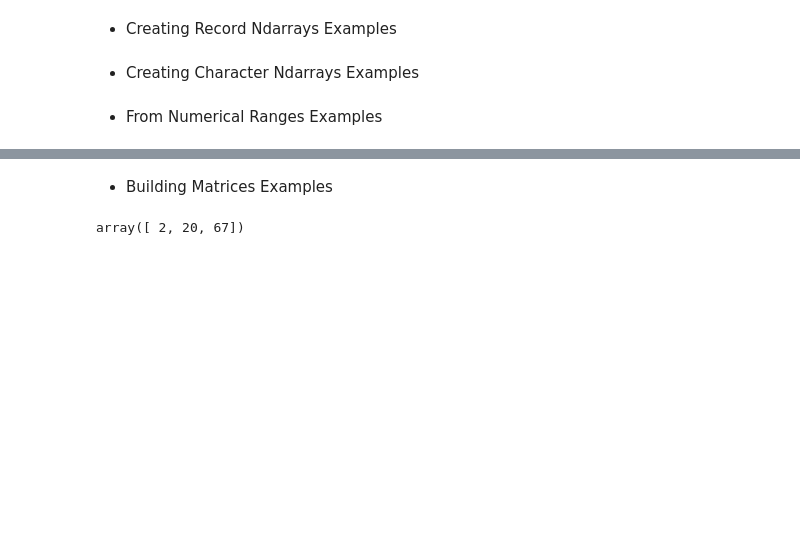
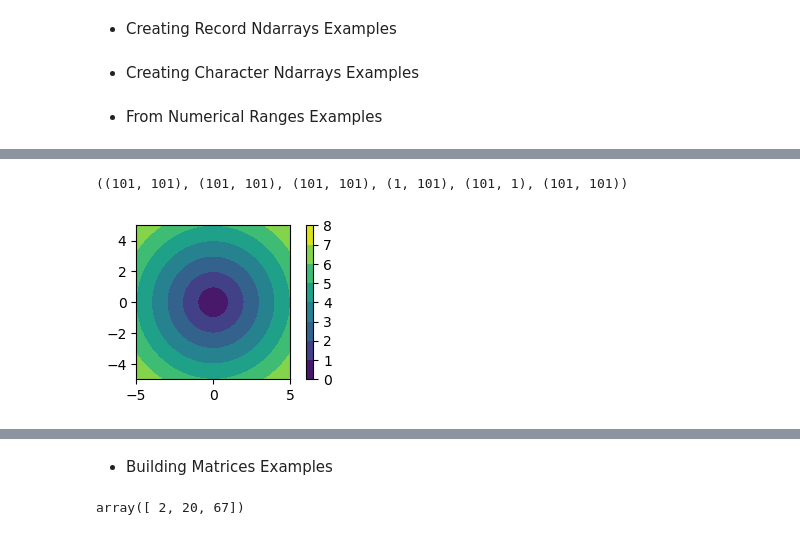
Before and after one commit to AbhijeetSrivastav/Data-Science-Guide, a Jupyter notebook: Libraries/numpy.ipynb, the cells around one changed output, grey strips where cells are left out. Drawn from its saved outputs; the diff is of its cells as text; code cells hidden in the pictures; blank space fills up the shorter version.

```diff
--- a/Libraries/numpy.ipynb
+++ b/Libraries/numpy.ipynb
@@ -327,0 +374,24 @@ array([[ 2,  4,  8],
+# %%
+x = np.linspace(-5, 5, 101)
+y = np.linspace(-5, 5, 101)
+
+# full coordinate arrays
+xx, yy = np.meshgrid(x, y)
+zz = np.sqrt(xx**2 + yy**2)
+
+# sparse coordinate arrays
+xs, ys = np.meshgrid(x, y, sparse=True)
+zs = np.sqrt(xs**2 + ys**2)
+np.array_equal(zz, zs)
+# %%
+xx.shape, yy.shape, zz.shape, xs.shape, ys.shape, zs.shape
+# %% [output]
+((101, 101), (101, 101), (101, 101), (1, 101), (101, 1), (101, 101))
+# %%
+plt.figure(figsize=(4, 2))
+h = plt.contourf(x, y, zs)
+plt.axis('scaled')
+plt.colorbar()
+plt.show()
+# %% [output]
+[figure, added]
```
Also changed, not shown: parts of 9 cells of this notebook.
